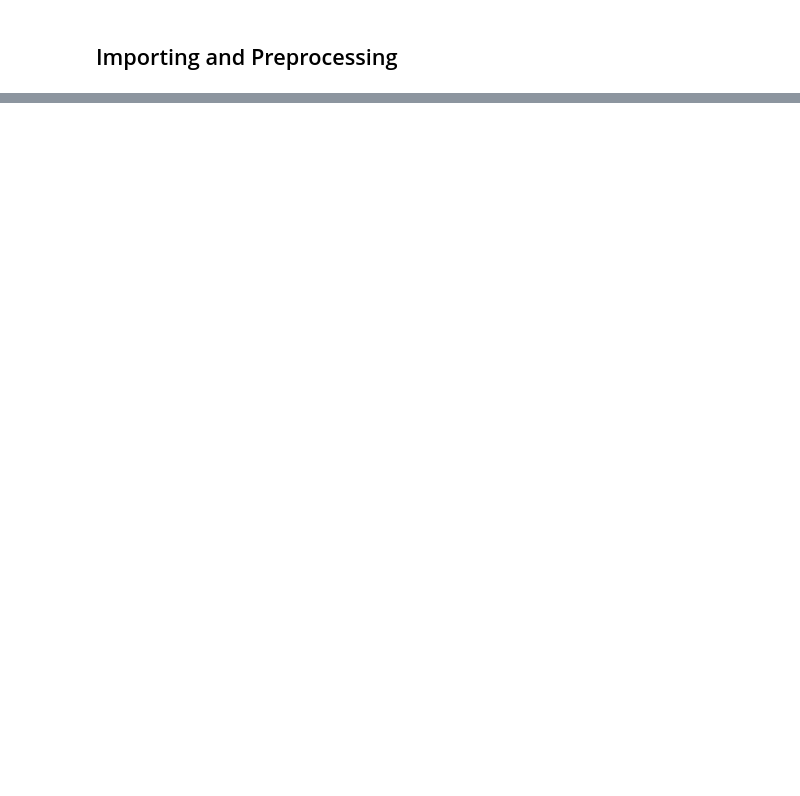
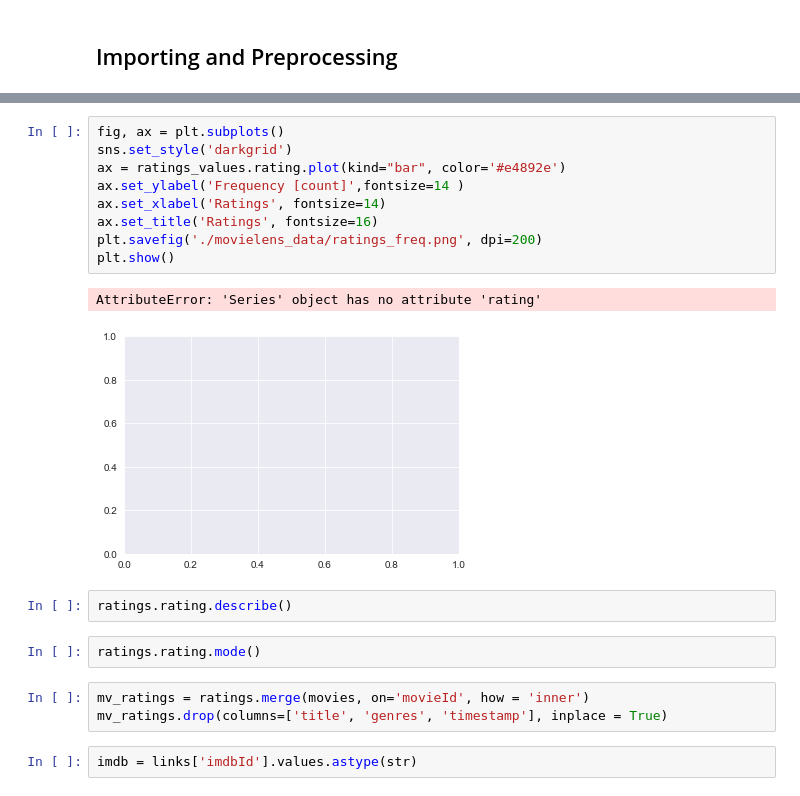
Before and after one commit to jvntra/Simple-Movie-Recommendation-System, a Jupyter notebook: Mod4Project.ipynb, the cells around one changed output, grey strips where cells are left out. Cells and saved outputs as stored; diff of their text form; blank space fills up the shorter version.

```diff
--- a/Mod4Project.ipynb
+++ b/Mod4Project.ipynb
@@ -186,0 +90,21 @@ model = als.fit(training)
+# %%
+fig, ax = plt.subplots()
+sns.set_style('darkgrid')
+ax = ratings_values.rating.plot(kind="bar", color='#e4892e')
+ax.set_ylabel('Frequency [count]',fontsize=14 )
+ax.set_xlabel('Ratings', fontsize=14)
+ax.set_title('Ratings', fontsize=16)
+plt.savefig('./movielens_data/ratings_freq.png', dpi=200)
+plt.show()
+# %% [output]
+AttributeError: 'Series' object has no attribute 'rating'
+[figure, added]
+# %%
+ratings.rating.describe()
+# %%
+ratings.rating.mode()
+# %%
+mv_ratings = ratings.merge(movies, on='movieId', how = 'inner')
+mv_ratings.drop(columns=['title', 'genres', 'timestamp'], inplace = True)
+# %%
+imdb = links['imdbId'].values.astype(str)
```
Also changed, not shown: parts of 88 cells of this notebook, 6 other files.
